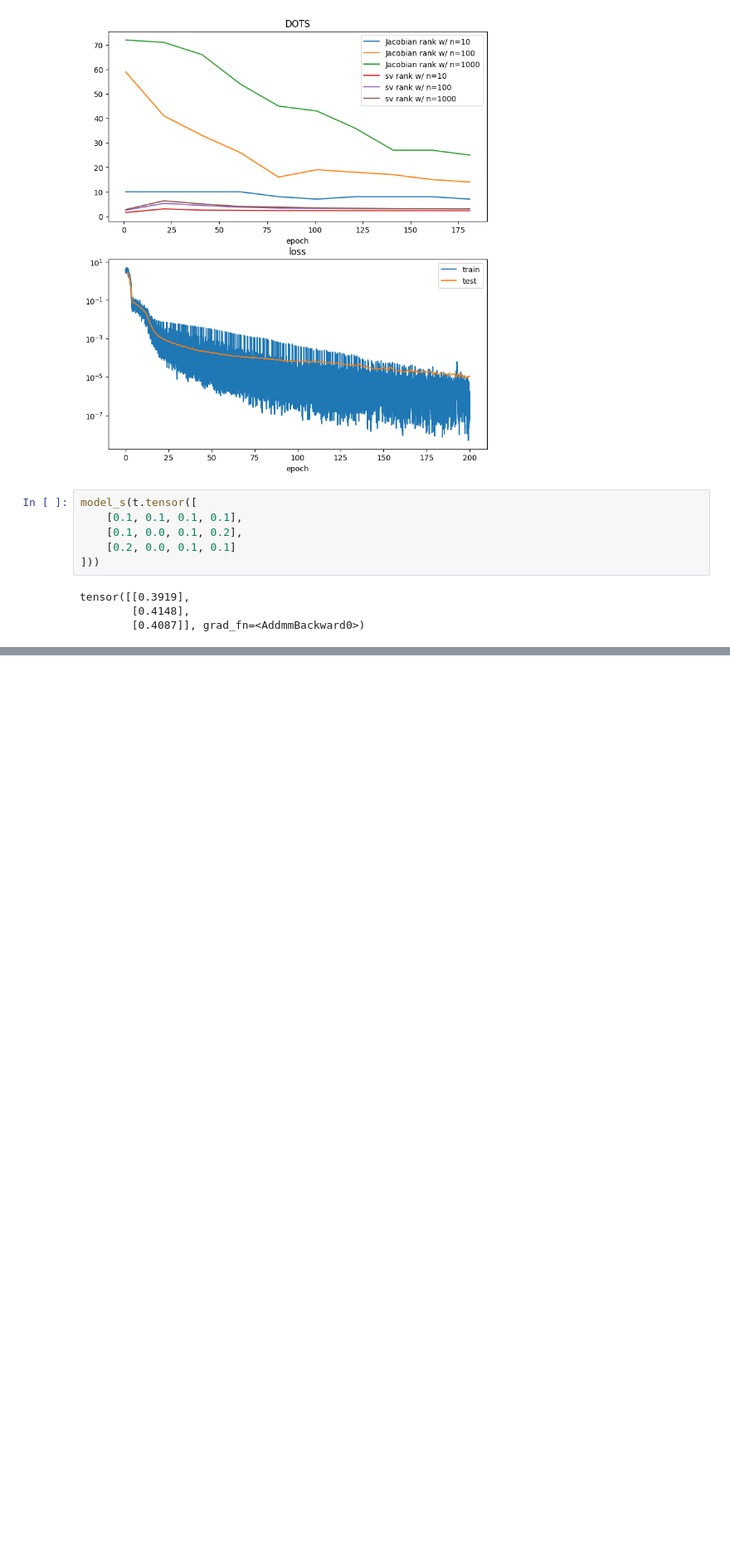
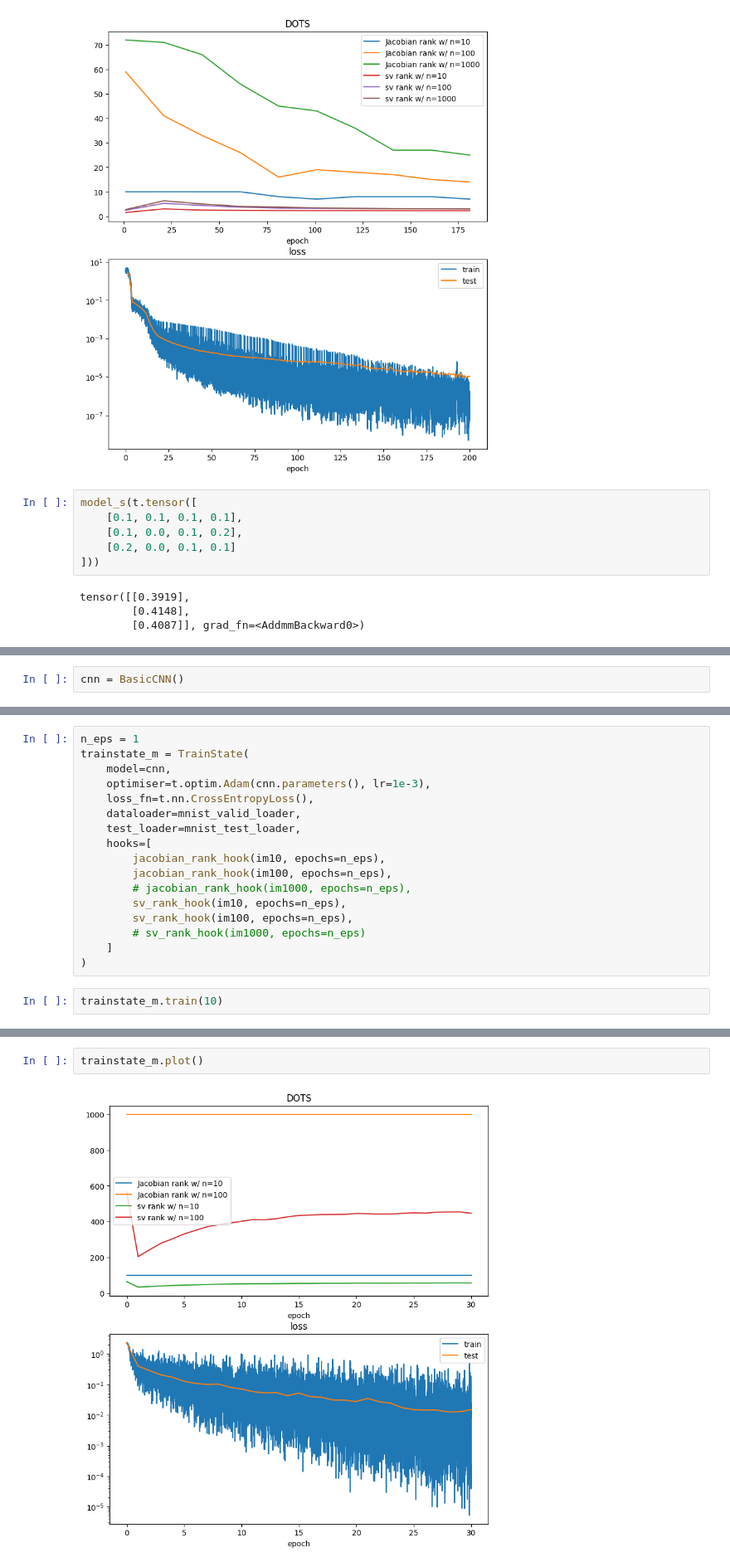
Before and after one commit to LRudL/dots, a Jupyter notebook: notebooks/dots_train_testing.ipynb, the cells around one changed output, grey strips where cells are left out. Shown at 83% size. Cells and saved outputs as stored; diff of their text form; blank space fills up the shorter version.

```diff
--- a/notebooks/dots_train_testing.ipynb
+++ b/notebooks/dots_train_testing.ipynb
@@ -127,0 +202,2 @@ tensor([[0.3919],
+# %%
+cnn = BasicCNN()
@@ -127,0 +249,19 @@ tensor([[0.3919],
+# %%
+n_eps = 1
+trainstate_m = TrainState(
+    model=cnn,
+    optimiser=t.optim.Adam(cnn.parameters(), lr=1e-3),
+    loss_fn=t.nn.CrossEntropyLoss(),
+    dataloader=mnist_valid_loader,
+    test_loader=mnist_test_loader,
+    hooks=[
+        jacobian_rank_hook(im10, epochs=n_eps),
+        jacobian_rank_hook(im100, epochs=n_eps),
+        # jacobian_rank_hook(im1000, epochs=n_eps),
+        sv_rank_hook(im10, epochs=n_eps),
+        sv_rank_hook(im100, epochs=n_eps),
+        # sv_rank_hook(im1000, epochs=n_eps)
+    ]
+)
+# %%
+trainstate_m.train(10)
@@ -127,0 +272,4 @@ tensor([[0.3919],
+# %%
+trainstate_m.plot()
+# %% [output]
+[figure, added]
```
Also changed, not shown: parts of 24 cells of this notebook, 2 other files.
